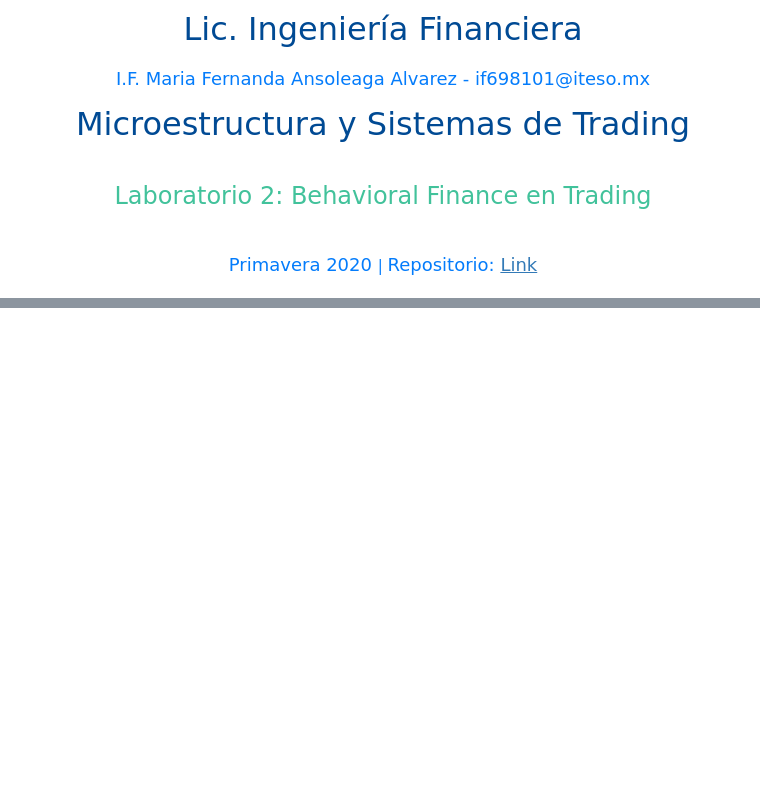
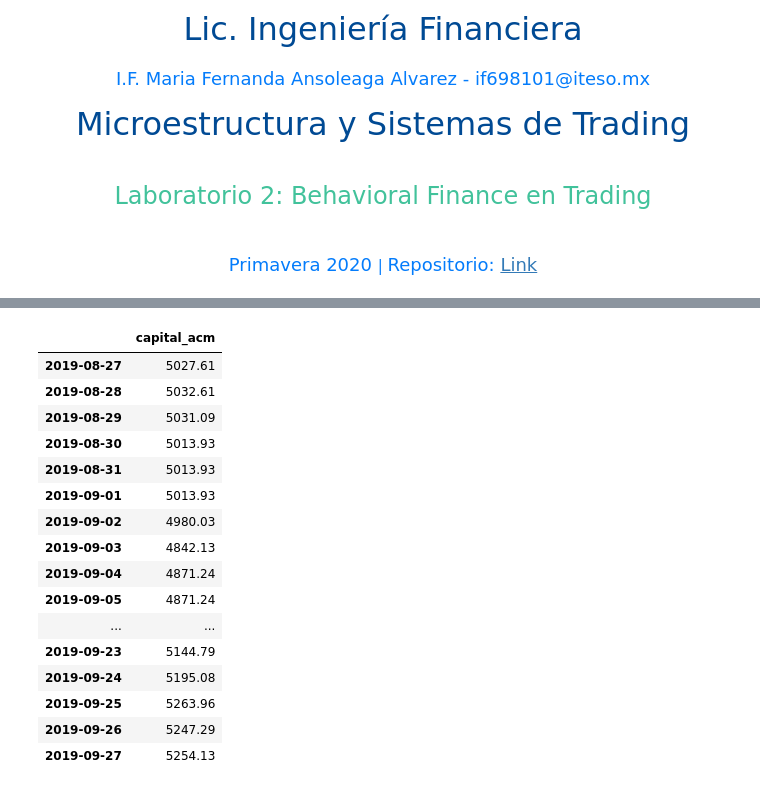
Before and after one commit to MaferAnso/LAB_2_MFAA, a Jupyter notebook: LAB_2_MFAA_Notebook.ipynb, the cells around one changed output, grey strips where cells are left out. Saved outputs shown, nothing was run; the diff lists cells and outputs as text; code cells hidden in the pictures; blank space fills up the shorter version.

```diff
--- a/LAB_2_MFAA_Notebook.ipynb
+++ b/LAB_2_MFAA_Notebook.ipynb
@@ -24,2 +13,21 @@ KeyError: 0
+# %%
+import funciones as fn
+
+# Funcion para leer los datos
+datos = fn.f_leer_archivo(param_archivo='archivo_tradeview_1.xlsx', sheet_name = 0)
+
+# Agregar columna de tiempo
+datos = fn.f_columnas_tiempos(datos)
+
+#Agregar columna de pips
+datos = fn.f_columnas_pips(datos)
+
+#Agregar columna de capital acumulado
+datos = fn.f_capital_acm(datos)
+
+#Estadisticas de la tabla
+stats = fn.f_estadisticas_ba(datos)
+
+datos_profit = fn.f_profit_diario(datos)
 # %%
 datos
@@ -25,0 +73,20 @@ datos
+# %%
+datos_profit
+# %% [output]
+|  | capital_acm |
+| 2019-08-27 | 5027.61 |
+| 2019-08-28 | 5032.61 |
+| 2019-08-29 | 5031.09 |
+| 2019-08-30 | 5013.93 |
+| 2019-08-31 | 5013.93 |
+| 2019-09-01 | 5013.93 |
+| 2019-09-02 | 4980.03 |
+| 2019-09-03 | 4842.13 |
+| 2019-09-04 | 4871.24 |
+| 2019-09-05 | 4871.24 |
+| ... | ... |
+| 2019-09-23 | 5144.79 |
+| 2019-09-24 | 5195.08 |
+| 2019-09-25 | 5263.96 |
+| 2019-09-26 | 5247.29 |
+| 2019-09-27 | 5254.13 |
```
Also changed, not shown: parts of 4 cells of this notebook, 2 other files.
